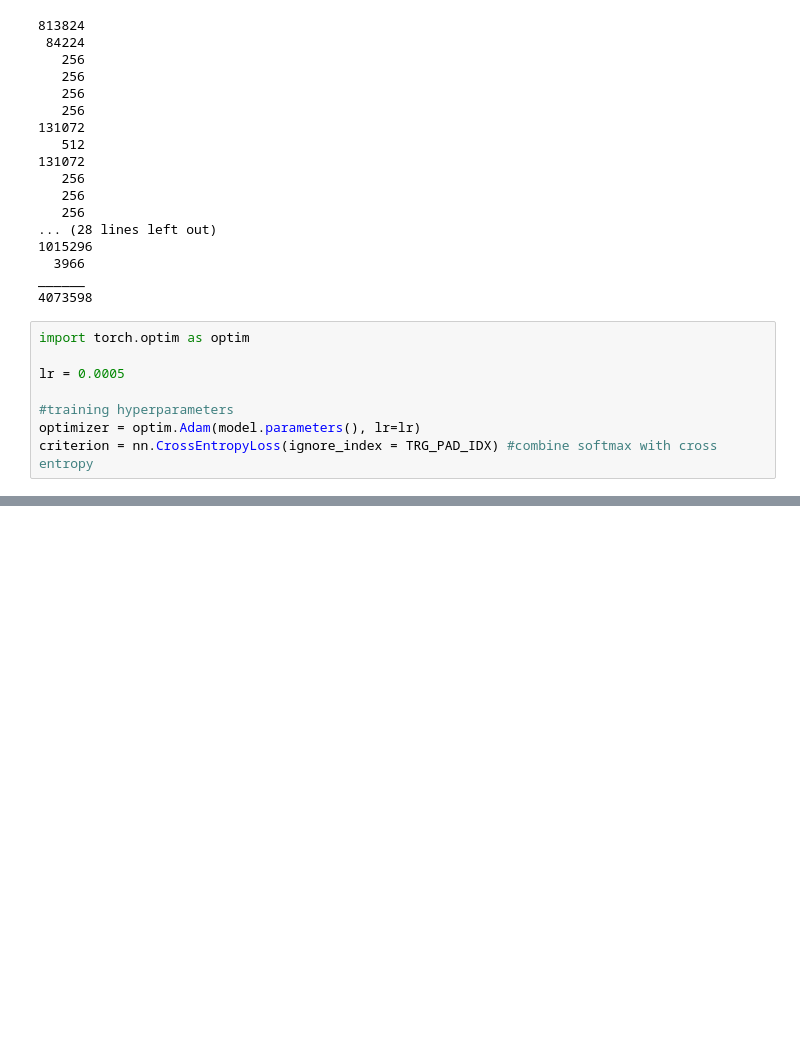
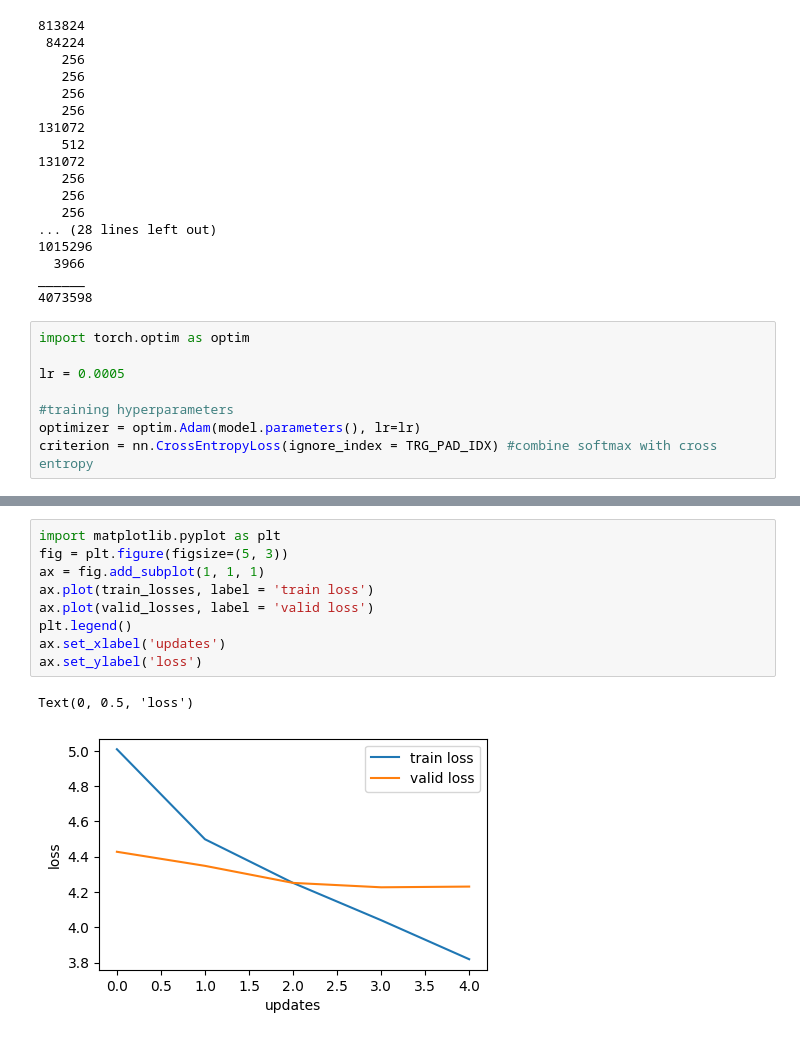
Before and after one commit to Arun-vEDU/A3-Make_Your_Own_Machine_Translation_Language, a Jupyter notebook: genaralAttentionTransformers.ipynb, the cells around one changed output, grey strips where cells are left out. Saved outputs shown, nothing was run; the diff lists cells and outputs as text; blank space fills up the shorter version.

```diff
--- a/genaralAttentionTransformers.ipynb
+++ b/genaralAttentionTransformers.ipynb
@@ -608,2 +608,14 @@ Epoch: 05 | Time: 0m 37s
         Train Loss: 3.819 | Train PPL:  45.556
          Val. Loss: 4.231 |  Val. PPL:  68.762
+# %%
+import matplotlib.pyplot as plt
+fig = plt.figure(figsize=(5, 3))
+ax = fig.add_subplot(1, 1, 1)
+ax.plot(train_losses, label = 'train loss')
+ax.plot(valid_losses, label = 'valid loss')
+plt.legend()
+ax.set_xlabel('updates')
+ax.set_ylabel('loss')
+# %% [output]
+Text(0, 0.5, 'loss')
+[figure, added]
```
Also changed, not shown: parts of 5 cells of this notebook, 3 other files.
